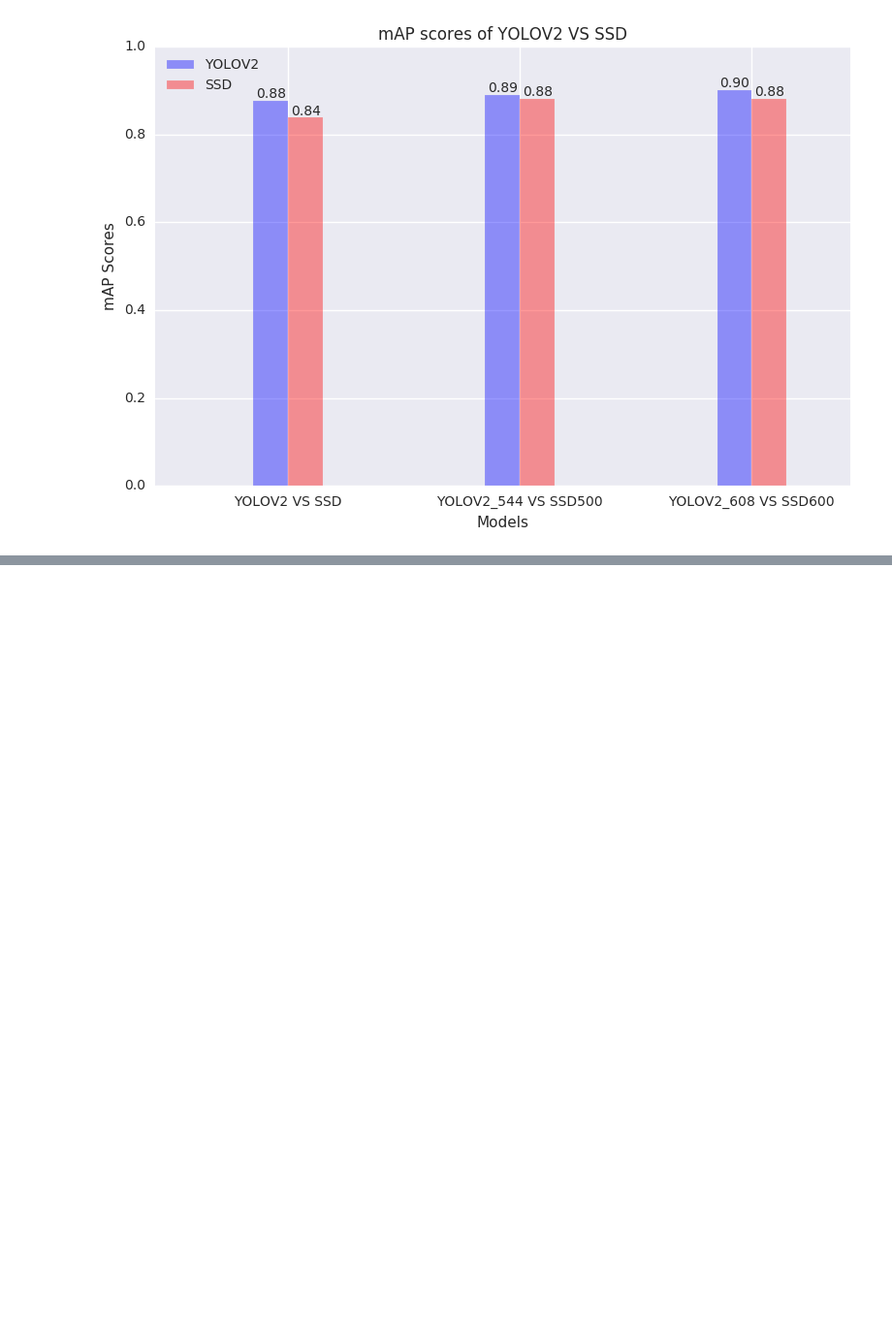
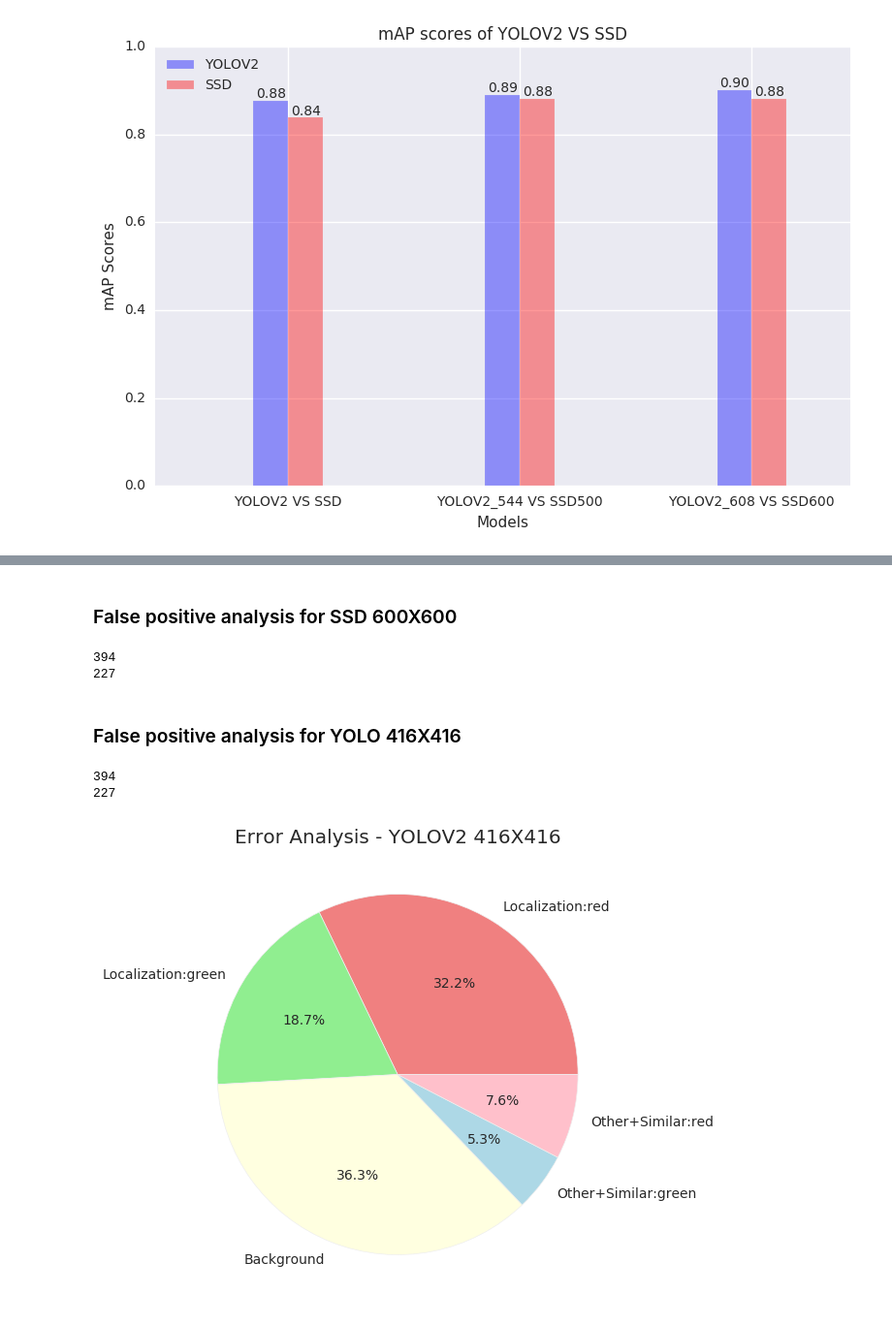
Before and after one commit to SaikiranKannaiah436/RD, a Jupyter notebook: complete_analysis.ipynb, the cells around one changed output, grey strips where cells are left out. Shown at 97% size. Drawn from its saved outputs; the diff is of its cells as text; code cells hidden in the pictures; blank space fills up the shorter version.

```diff
--- a/complete_analysis.ipynb
+++ b/complete_analysis.ipynb
@@ -1141,0 +1422,8 @@ plt.show()
+# %%
+uni = ((bb[2] - bb[0] + 1.) * (bb[3] - bb[1] + 1.) +
+                   (BBGT[:, 2] - BBGT[:, 0] + 1.) *
+                   (BBGT[:, 3] - BBGT[:, 1] + 1.) - inters)
+
+            overlaps = inters / uni
+            ovmax = np.max(overlaps)
+            jmax = np.argmax(overlaps)
@@ -1141,0 +1450,8 @@ plt.show()
+# %%
+ixmin = np.maximum(BBGT[:, 0], bb[0])
+iymin = np.maximum(BBGT[:, 1], bb[1])
+ixmax = np.minimum(BBGT[:, 2], bb[2])
+iymax = np.minimum(BBGT[:, 3], bb[3])
+iw = np.maximum(ixmax - ixmin + 1., 0.)
+ih = np.maximum(iymax - iymin + 1., 0.)
+inters = iw * ih
@@ -1141,0 +1744,63 @@ plt.show()
+# %% [markdown]
+### False positive analysis for SSD 600X600
+# %%
+#Loading the detections of 600x600
+
+# Loading the files for the model SSD 600x600 trained with data augmentation for class red
+cachedir ='/home/saikiran/HBRS/RD/actual_data/ssd_cred_dir600'
+
+imagesetfile = '/home/saikiran/HBRS/RD/actual_data/results/new_test.txt'
+classname = 'red'
+annopath = '/home/saikiran/HBRS/RD/actual_data/test_labels/'
+detpath = '/home/saikiran/HBRS/RD/actual_data/results/SSD_600x600_score/Main/comp4_det_test_red.txt'
+
+rec_r_600, prec_r_600, ap_r_600,tp_array_ssdr_600, fp_array_ssdr_600, loc_errors_ssdr_600, backs_ssdr_600, dummies, sims_ssdr_600, total  = voc_eval(detpath, annopath, imagesetfile, classname, cachedir, ovthresh=0.5, use_07_metric=False)
+
+
+# Loading the files for the model SSD 600x600 trained with data augmentation for class green
+cachedir ='/home/saikiran/HBRS/RD/actual_data/ssd_cgreen_dir600/'
+
+imagesetfile = '/home/saikiran/HBRS/RD/actual_data/results/new_test.txt'
+classname = 'green'
+annopath = '/home/saikiran/HBRS/RD/actual_data/test_labels/'
+detpath = '/home/saikiran/HBRS/RD/actual_data/results/SSD_600x600_score/Main/comp4_det_test_green.txt'
+
+rec_g_600, prec_g_600, ap_g_600,tp_array_ssdg_600, fp_array_ssdg_600, loc_errors_ssdg_600, backs_ssdg_600, dummies, sims_ssdg_600, total = voc_eval(detpath, annopath, imagesetfile, classname, cachedir, ovthresh=0.5, use_07_metric=False)
+# %% [output]
+394
+227
+# %% [markdown]
+### False positive analysis for YOLO 416X416
+# %%
+#loading files foe real 416x416 yolov2 without enhancement
+cachedir ='/home/saikiran/HBRS/RD/actual_data/cdir_yolo_real_416_r/'
+
+imagesetfile = '/home/saikiran/HBRS/RD/actual_data/results/new_test.txt'
+classname = 'red'
+annopath = '/home/saikiran/HBRS/RD/actual_data/test_labels/'
+detpath = '/home/saikiran/HBRS/RD/actual_data/results/results_yolo_dets/results/new_416_416_dets/comp4_det_test_red.txt'
+
+rec_r_yolo416, prec_r_yolo416, ap_r_yolo416, tp_yolo_r416, fp_yolo_r416, loc_errors_yolo_r416, backs_yolo_r416, dummies, sims_yolo_r416, total   = voc_eval(detpath, annopath, imagesetfile, classname, cachedir, ovthresh=0.5, use_07_metric=False)
+
+# yolo 416x416 for class green
+
+cachedir ='/home/saikiran/HBRS/RD/actual_data/cdir_yolo_real_416_g/'
+
+imagesetfile = '/home/saikiran/HBRS/RD/actual_data/results/new_test.txt'
+classname = 'green'
+annopath = '/home/saikiran/HBRS/RD/actual_data/test_labels/'
+detpath = '/home/saikiran/HBRS/RD/actual_data/results/results_yolo_dets/results/new_416_416_dets/comp4_det_test_green.txt'
+
+rec_g_yolo416, prec_g_yolo416, ap_g_yolo416, tp_yolo_g416, fp_yolo_g416, loc_errors_yolo_g416, backs_yolo_g416, dummies, sims_yolo_g416, total   = voc_eval(detpath, annopath, imagesetfile, classname, cachedir, ovthresh=0.5, use_07_metric=False)
+# %% [output]
+394
+227
+# %%
+csfont = {'fontname':'Comic Sans MS'}
+hfont = {'fontname':'Helvetica'}
+plt.style.use('bmh')
+plt.pie([loc_errors_yolo_r416, loc_errors_yolo_g416, backs_yolo_g416+backs_yolo_r416, sims_yolo_g416, sims_yolo_r416], labels = ['Localization:red','Localization:green', 'Background', 'Other+Similar:green', 'Other+Similar:red'], autopct='%1.1f%%', colors=['lightcoral', 'lightgreen', 'lightyellow', 'lightblue', 'pink'])
+plt.title('Error Analysis - YOLOV2 416X416', **csfont)
+plt.savefig('FP_analysis_YOLO416.png', bbox_inches='tight')
+# %% [output]
+[figure, added]
```
Also changed, not shown: parts of 100 cells of this notebook.
